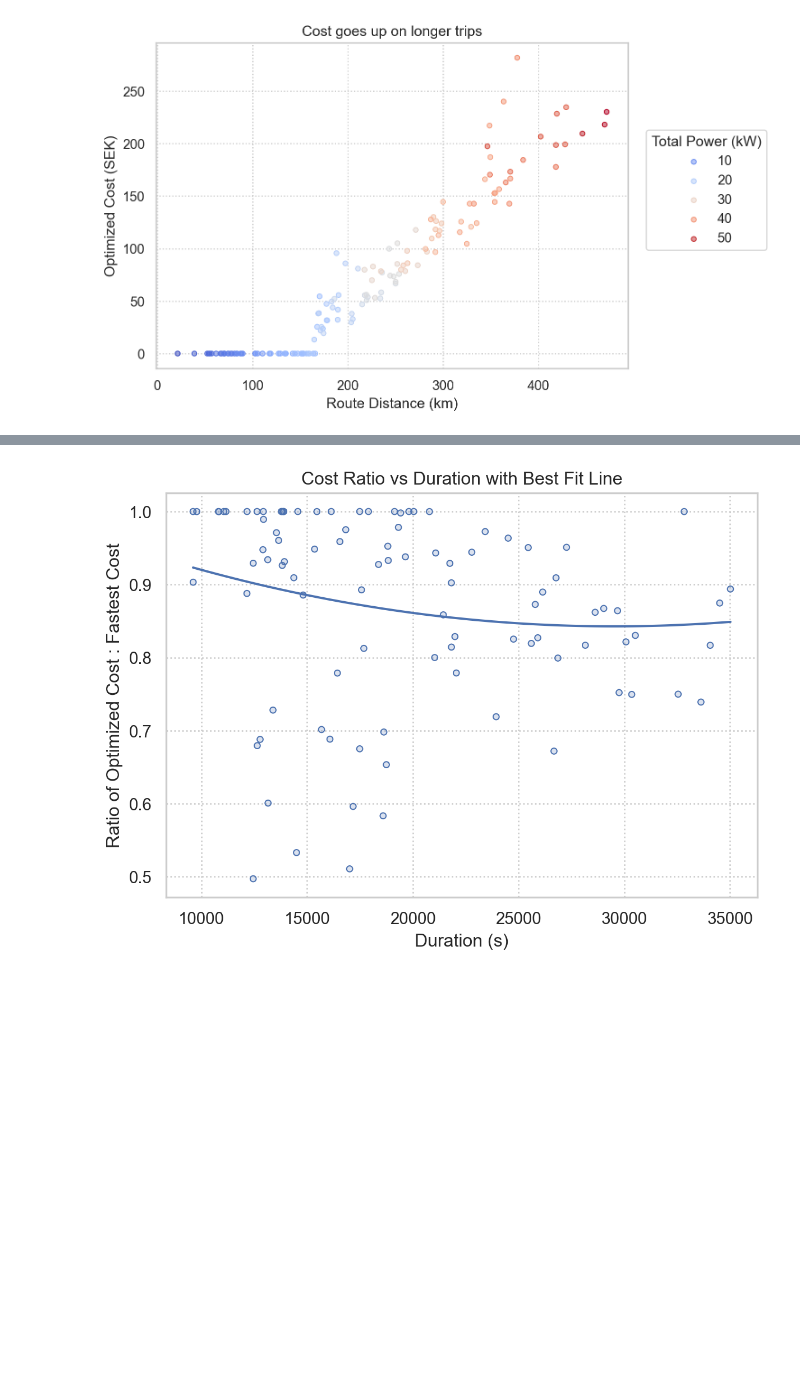
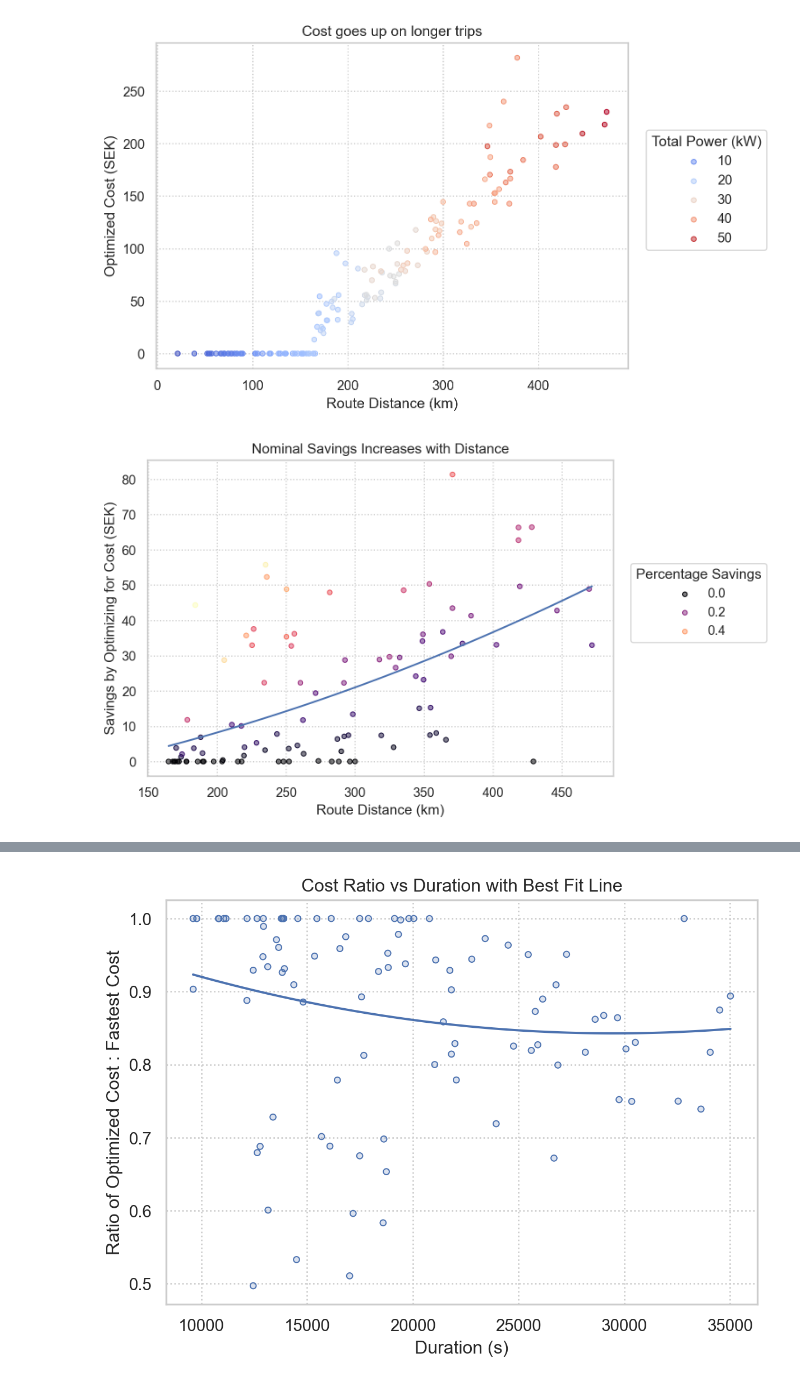
Before and after one commit to mattlehrer/ev-routing-experiment-analysis, a Jupyter notebook: figures.ipynb, the cells around one changed output, grey strips where cells are left out. Saved outputs shown, nothing was run; the diff lists cells and outputs as text; code cells hidden in the pictures; blank space fills up the shorter version.

```diff
--- a/figures.ipynb
+++ b/figures.ipynb
@@ -110,0 +115,5 @@ positiveCost.describe()
+# %%
+positiveCost = successful[successful['optimizedCost'] > 0].copy()
+positiveCost['Cost-Optimized Cost per kW'] = positiveCost.apply(lambda r: r['optimizedCost']/r['Cost-Optimized Charging kW'], axis=1)
+positiveCost['Duration-Optimized Cost per kW'] = positiveCost.apply(lambda r: r['optimizedDurationFinancialCost']/r['Duration-Optimized Charging kW'], axis=1)
+positiveCost.describe()
@@ -111,3 +130,7 @@ positiveCost.describe()
+# %%
+positiveCost['Nominal Savings'] = positiveCost.apply(lambda r: (r['optimizedDurationFinancialCost'] - r['optimizedCost']), axis=1)
+positiveCost['Percentage Savings'] = positiveCost.apply(lambda r: r['Nominal Savings']/r['optimizedDurationFinancialCost'], axis=1)
+positiveCost['Time Lost'] = positiveCost.apply(lambda r: r['optimizedDuration'] - r['optimizedCostDuration'], axis=1)
 # %%
 p = so.Plot(successful, x=successful['optimizedCost'], y=successful['optimizedDurationFinancialCost']).theme({**axes_style("whitegrid"), "grid.linestyle": ":"}).add(so.Dots()).label(x="Optimized Cost (SEK)", y="Cost of Duration-Optimized Route (SEK)", color=str.capitalize, title="Cost-Optimized vs Duration-Optimized Financial Cost")
 
@@ -142,3 +165,7 @@ so.Plot(successful, x=successful['optimizedDuration']/60, y=successful['optimize
 so.Plot(successful, x=successful['Route Distance']/1000, y=successful['optimizedCost']).theme({**axes_style("whitegrid"), "grid.linestyle": ":"}).add(so.Dots(fillalpha=.5), color="Total Power (kW)").label(x="Route Distance (km)", y="Optimized Cost (SEK)", color="Total Power (kW)", title="Cost goes up on longer trips").scale(color="coolwarm")
 # %% [output]
 [figure]
+# %%
+so.Plot(positiveCost, x=positiveCost['Route Distance']/1000, y=positiveCost['Nominal Savings']).theme({**axes_style("whitegrid"), "grid.linestyle": ":"}).add(so.Dots(fillalpha=.5), color="Percentage Savings").add(so.Line(), so.PolyFit()).label(x="Route Distance (km)", y="Savings by Optimizing for Cost (SEK)", color="Percentage Savings", title="Nominal Savings Increases with Distance").scale(color="magma")
+# %% [output]
+[figure, added]
```
Also changed, not shown: parts of 13 cells of this notebook.
